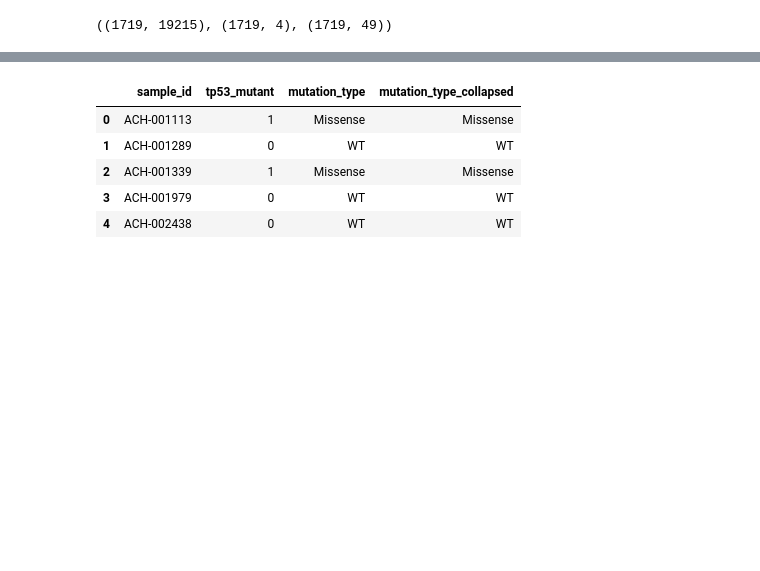
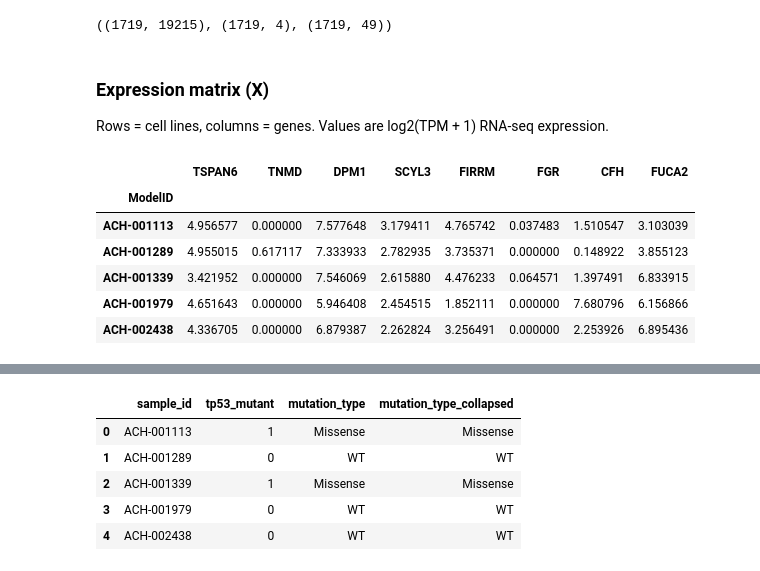
Before and after one commit to VlaadiAangelov/TP53-MUTATIONS, a Jupyter notebook: notebooks/01_data_and_eda.ipynb, the cells around one changed output, grey strips where cells are left out. Drawn from its saved outputs; the diff is of its cells as text; code cells hidden in the pictures; blank space fills up the shorter version.

```diff
--- a/notebooks/01_data_and_eda.ipynb
+++ b/notebooks/01_data_and_eda.ipynb
@@ -23,3 +23,17 @@ metadata = pd.read_csv("data/processed/sample_metadata.csv")
 X.shape, labels.shape, metadata.shape
 # %% [output]
 ((1719, 19215), (1719, 4), (1719, 49))
+# %% [markdown]
+### Expression matrix (X)
+Rows = cell lines, columns = genes. Values are log2(TPM + 1) RNA-seq expression.
+# %%
+# First 5 rows, first 8 genes
+X.iloc[:5, :8]
+# %% [output]
+|  | TSPAN6 | TNMD | DPM1 | SCYL3 | FIRRM | FGR | CFH | FUCA2 |
+| ModelID |  |  |  |  |  |  |  |  |
+| ACH-001113 | 4.956577 | 0.000000 | 7.577648 | 3.179411 | 4.765742 | 0.037483 | 1.510547 | 3.103039 |
+| ACH-001289 | 4.955015 | 0.617117 | 7.333933 | 2.782935 | 3.735371 | 0.000000 | 0.148922 | 3.855123 |
+| ACH-001339 | 3.421952 | 0.000000 | 7.546069 | 2.615880 | 4.476233 | 0.064571 | 1.397491 | 6.833915 |
+| ACH-001979 | 4.651643 | 0.000000 | 5.946408 | 2.454515 | 1.852111 | 0.000000 | 7.680796 | 6.156866 |
+| ACH-002438 | 4.336705 | 0.000000 | 6.879387 | 2.262824 | 3.256491 | 0.000000 | 2.253926 | 6.895436 |
```
Also changed, not shown: parts of 7 cells of this notebook, 17 other files.
